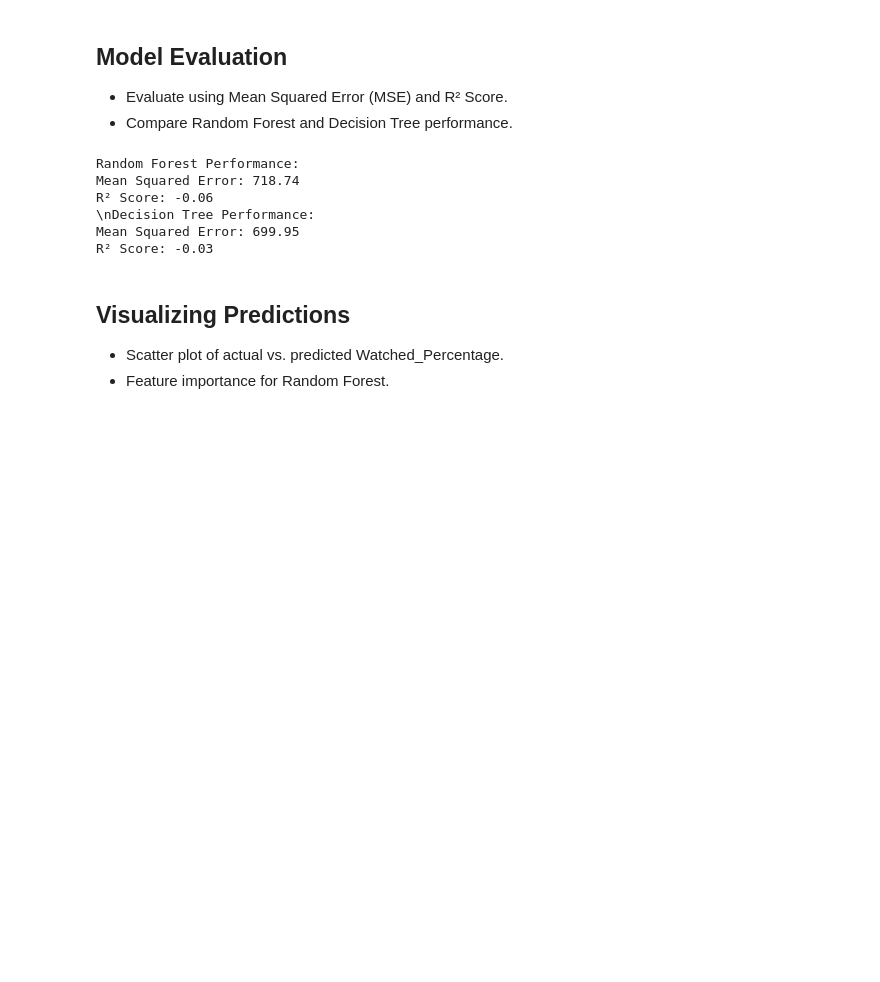
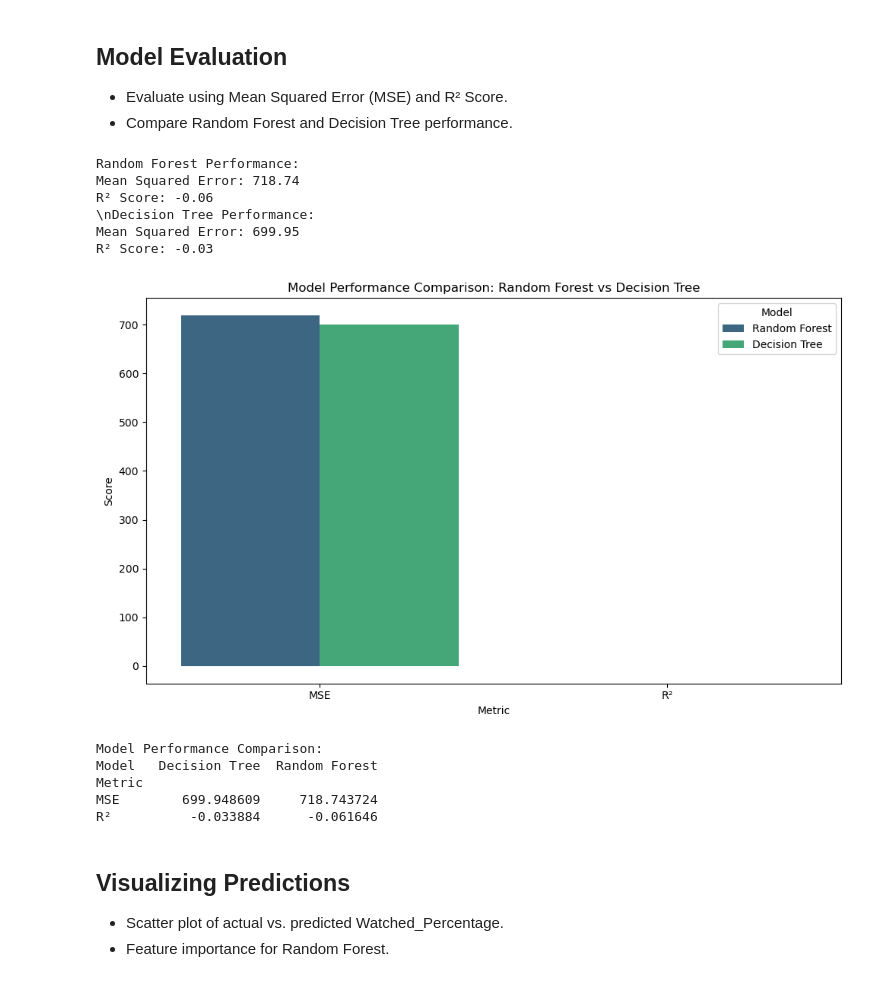
Before and after one commit to PriscilaDenise/Movies_Series_Analysis, a Jupyter notebook: streaming_prediction.ipynb, the cells around one changed output. Drawn from its saved outputs; the diff is of its cells as text; code cells hidden in the pictures; blank space fills up the shorter version.

Commit message:
updates to prediction model

```diff
--- a/streaming_prediction.ipynb
+++ b/streaming_prediction.ipynb
@@ -151,6 +151,42 @@ R² Score: -0.06
 \nDecision Tree Performance:
 Mean Squared Error: 699.95
 R² Score: -0.03
+# %%
+# Calculating metrics (redundant if already calculated, but included for completeness)
+rf_mse = mean_squared_error(y_test, rf_pred)
+rf_r2 = r2_score(y_test, rf_pred)
+dt_mse = mean_squared_error(y_test, dt_pred)
+dt_r2 = r2_score(y_test, dt_pred)
+# %%
+# Creating a DataFrame for visualization
+performance_data = pd.DataFrame({
+    'Model': ['Random Forest', 'Random Forest', 'Decision Tree', 'Decision Tree'],
+    'Metric': ['MSE', 'R²', 'MSE', 'R²'],
+    'Value': [rf_mse, rf_r2, dt_mse, dt_r2]
+})
+# %%
+# Plotting the comparison
+plt.figure(figsize=(10, 6))
+sns.barplot(x='Metric', y='Value', hue='Model', data=performance_data, palette='viridis')
+plt.title('Model Performance Comparison: Random Forest vs Decision Tree')
+plt.ylabel('Score')
+plt.xlabel('Metric')
+plt.legend(title='Model')
+plt.tight_layout()
+plt.savefig('model_performance_comparison.png')
+plt.show()
+# %% [output]
+[figure, added]
+# %%
+# Printing performance metrics
+print('Model Performance Comparison:')
+print(performance_data.pivot(index='Metric', columns='Model', values='Value'))
+# %% [output]
+Model Performance Comparison:
+Model   Decision Tree  Random Forest
+Metric
+MSE        699.948609     718.743724
+R²          -0.033884      -0.061646
 # %% [markdown]
 ## Visualizing Predictions
 - Scatter plot of actual vs. predicted Watched_Percentage.
```
Also changed, not shown: 1 other file.
